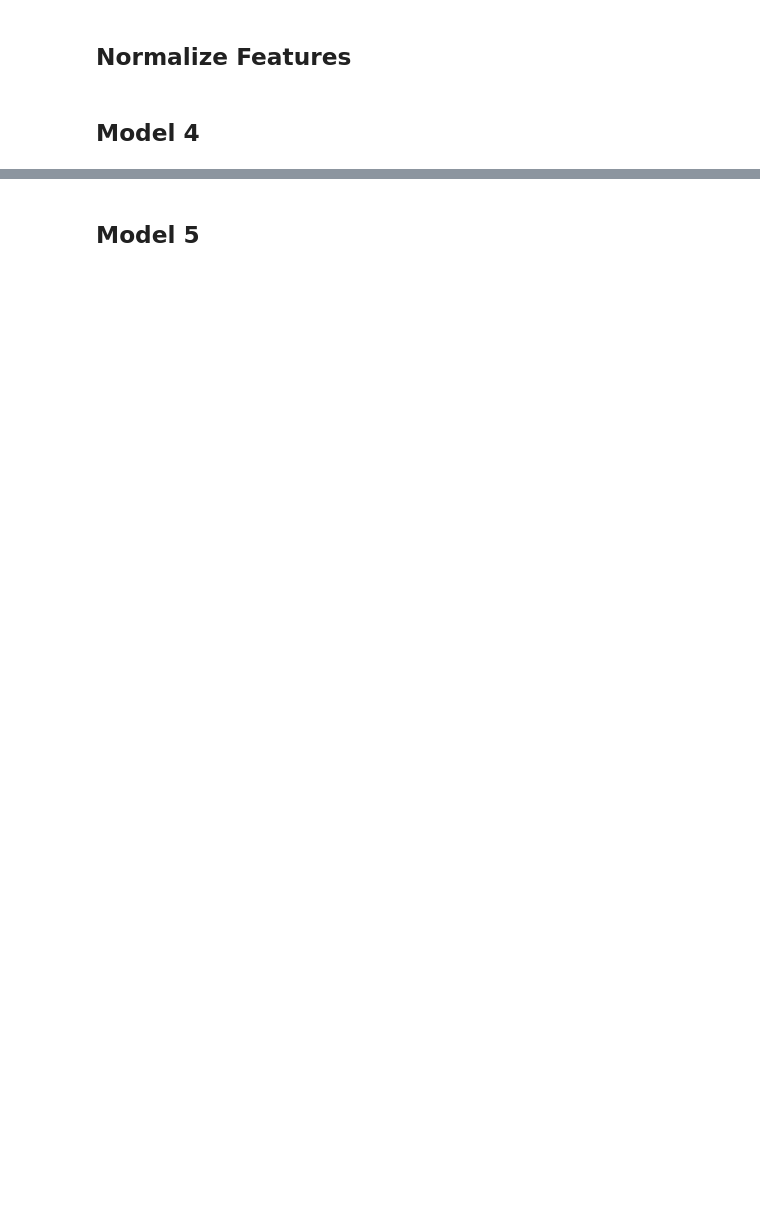
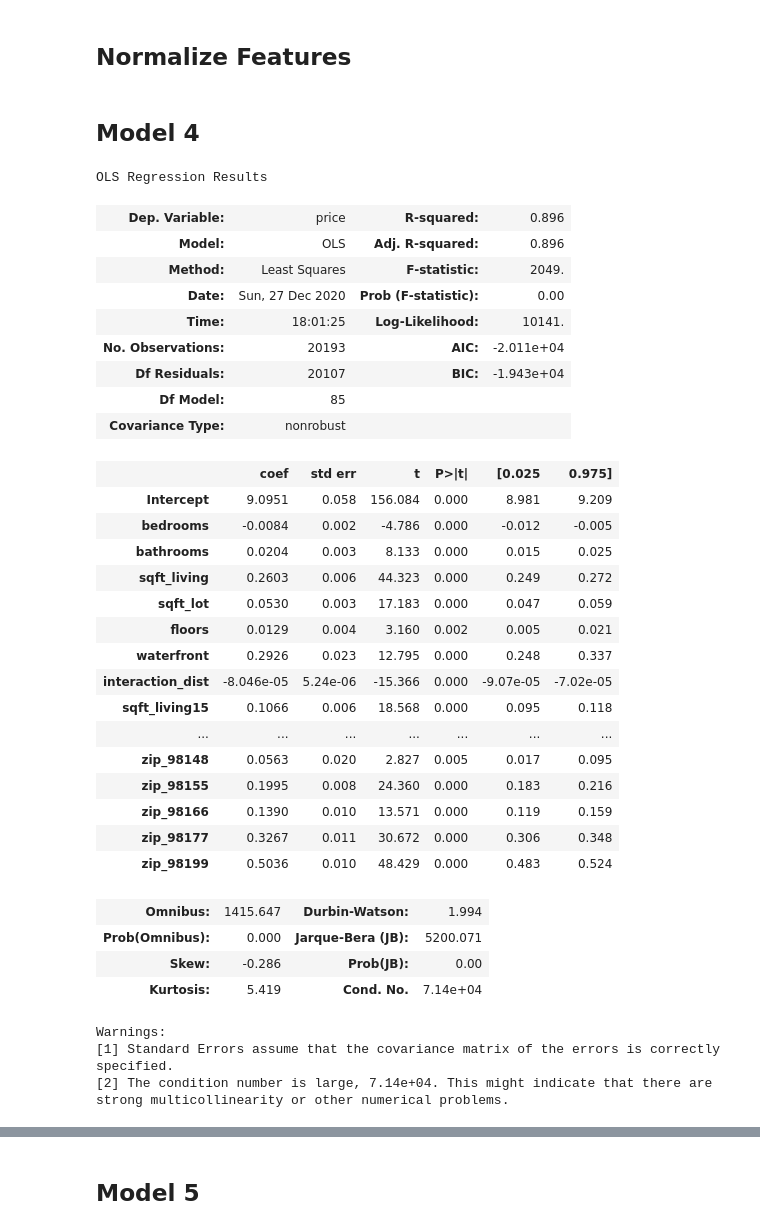
Before and after one commit to MJ-AllDay-67/Project_2_Regression, a Jupyter notebook: regression_notebook.ipynb, the cells around one changed output, grey strips where cells are left out. Saved outputs shown, nothing was run; the diff lists cells and outputs as text; code cells hidden in the pictures; blank space fills up the shorter version.

```diff
--- a/regression_notebook.ipynb
+++ b/regression_notebook.ipynb
@@ -805,7 +970,6 @@ print("The mean of the residuals is {:.4}".format(mean_residuals))
 # %% [markdown]
 ## Normalize Features
 # %%
-df['price'] = np.log(df['price'])
 df['sqft_living'] = np.log(df['sqft_living'])
 df['sqft_lot'] = np.log(df['sqft_lot'])
 df['floors'] = np.log(df['floors'])
@@ -817,14 +981,56 @@ df['sqft_lot15'] = np.log(df['sqft_lot15'])
 df.info()
 # %%
 outcome = 'price'
-x_cols = ['bedrooms', 'bathrooms', 'sqft_living', 'sqft_lot', 'floors', 'waterfront', 'yr_built',
-          'yr_renovated', 'zipcode', 'sqft_living15', 'sqft_lot15', 'gr_5', 'gr_6', 'gr_7', 'gr_8', 'gr_9',
-          'gr_10', 'gr_11', 'gr_12', 'condit_2', 'condit_4', 'condit_5', 'view1', 'view2', 'view3', 'view4',
-          'class_middle', 'class_upper', 'interaction_dist']
+x_cols = ['bedrooms', 'bathrooms', 'sqft_living', 'sqft_lot', 'floors', 'waterfront', 'interaction_dist', 'sqft_living15',
+          'sqft_lot15', 'gr_5', 'gr_6', 'gr_7', 'gr_8', 'gr_9', 'gr_10', 'gr_11', 'gr_12', 'condit_2',
+          'condit_4', 'condit_5', 'view1', 'view2', 'view3', 'view4', 'class_middle', 'class_upper','zip_98004',
+          'zip_98005', 'zip_98006', 'zip_98007', 'zip_98008', 'zip_98010', 'zip_98011', 'zip_98014', 'zip_98019',
+          'zip_98022', 'zip_98023', 'zip_98024', 'zip_98027', 'zip_98028', 'zip_98029', 'zip_98032', 'zip_98033',
+          'zip_98034', 'zip_98038', 'zip_98039', 'zip_98040', 'zip_98045', 'zip_98052', 'zip_98053', 'zip_98055',
+          'zip_98056', 'zip_98058', 'zip_98059', 'zip_98065', 'zip_98070', 'zip_98072', 'zip_98074', 'zip_98075',
+          'zip_98077', 'zip_98102', 'zip_98103', 'zip_98105', 'zip_98106', 'zip_98107', 'zip_98108', 'zip_98109',
+          'zip_98112', 'zip_98115', 'zip_98116', 'zip_98117', 'zip_98118', 'zip_98119', 'zip_98122', 'zip_98125',
+          'zip_98126', 'zip_98133', 'zip_98136', 'zip_98144', 'zip_98146', 'zip_98148', 'zip_98155', 'zip_98166',
+          'zip_98177', 'zip_98199']
 predictors = '+'.join(x_cols)
 f = outcome + '~' + predictors
 model4 = smf.ols(formula=f, data=df).fit()
 model4.summary()
+# %% [output]
+OLS Regression Results
+| Dep. Variable: | price | R-squared: | 0.896 |
+| Model: | OLS | Adj. R-squared: | 0.896 |
+| Method: | Least Squares | F-statistic: | 2049. |
+| Date: | Sun, 27 Dec 2020 | Prob (F-statistic): | 0.00 |
+| Time: | 18:01:25 | Log-Likelihood: | 10141. |
+| No. Observations: | 20193 | AIC: | -2.011e+04 |
+| Df Residuals: | 20107 | BIC: | -1.943e+04 |
+| Df Model: | 85 |  |  |
+| Covariance Type: | nonrobust |  |  |
+|  | coef | std err | t | P>|t| | [0.025 | 0.975] |
+| Intercept | 9.0951 | 0.058 | 156.084 | 0.000 | 8.981 | 9.209 |
+| bedrooms | -0.0084 | 0.002 | -4.786 | 0.000 | -0.012 | -0.005 |
+| bathrooms | 0.0204 | 0.003 | 8.133 | 0.000 | 0.015 | 0.025 |
+| sqft_living | 0.2603 | 0.006 | 44.323 | 0.000 | 0.249 | 0.272 |
+| sqft_lot | 0.0530 | 0.003 | 17.183 | 0.000 | 0.047 | 0.059 |
+| floors | 0.0129 | 0.004 | 3.160 | 0.002 | 0.005 | 0.021 |
+| waterfront | 0.2926 | 0.023 | 12.795 | 0.000 | 0.248 | 0.337 |
+| interaction_dist | -8.046e-05 | 5.24e-06 | -15.366 | 0.000 | -9.07e-05 | -7.02e-05 |
+| sqft_living15 | 0.1066 | 0.006 | 18.568 | 0.000 | 0.095 | 0.118 |
+| ... | ... | ... | ... | ... | ... | ... |
+| zip_98148 | 0.0563 | 0.020 | 2.827 | 0.005 | 0.017 | 0.095 |
+| zip_98155 | 0.1995 | 0.008 | 24.360 | 0.000 | 0.183 | 0.216 |
+| zip_98166 | 0.1390 | 0.010 | 13.571 | 0.000 | 0.119 | 0.159 |
+| zip_98177 | 0.3267 | 0.011 | 30.672 | 0.000 | 0.306 | 0.348 |
+| zip_98199 | 0.5036 | 0.010 | 48.429 | 0.000 | 0.483 | 0.524 |
+| Omnibus: | 1415.647 | Durbin-Watson: | 1.994 |
+| Prob(Omnibus): | 0.000 | Jarque-Bera (JB): | 5200.071 |
+| Skew: | -0.286 | Prob(JB): | 0.00 |
+| Kurtosis: | 5.419 | Cond. No. | 7.14e+04 |
+Warnings:
+[1] Standard Errors assume that the covariance matrix of the errors is correctly specified.
+[2] The condition number is large, 7.14e+04. This might indicate that there are
+strong multicollinearity or other numerical problems.
 # %%
 # qq plot
 residuals = model4.resid
```
Also changed, not shown: parts of 40 cells of this notebook, 3 other files.
